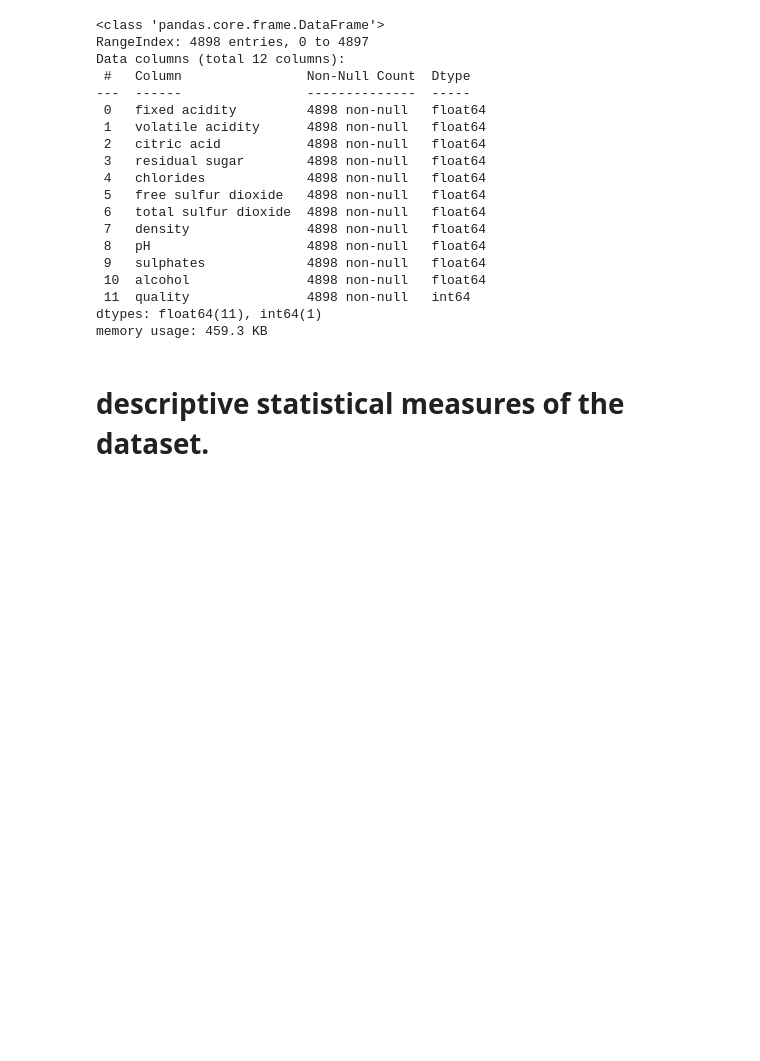
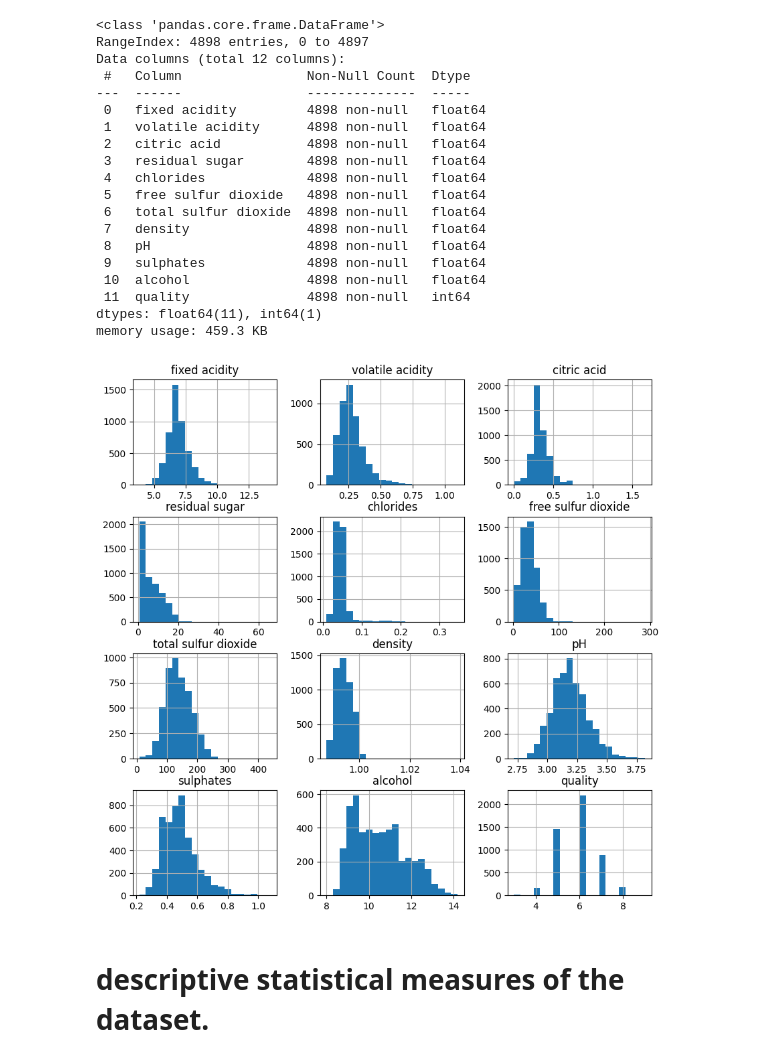
Before and after one commit to whalit/Wine-Quality-Dataset, a Jupyter notebook: whiteWine.ipynb, the cells around one changed output. Saved outputs shown, nothing was run; the diff lists cells and outputs as text; code cells hidden in the pictures; blank space fills up the shorter version.

```diff
--- a/whiteWine.ipynb
+++ b/whiteWine.ipynb
@@ -55,6 +55,11 @@ Data columns (total 12 columns):
  11  quality               4898 non-null   int64
 dtypes: float64(11), int64(1)
 memory usage: 459.3 KB
+# %%
+whiteWine.hist(bins=20, figsize=(10, 10))
+plt.show()
+# %% [output]
+[figure, added]
 # %% [markdown]
 # descriptive statistical measures of the dataset.
 # %%
```
Also changed, not shown: parts of 1 cell of this notebook, 1 other file.
